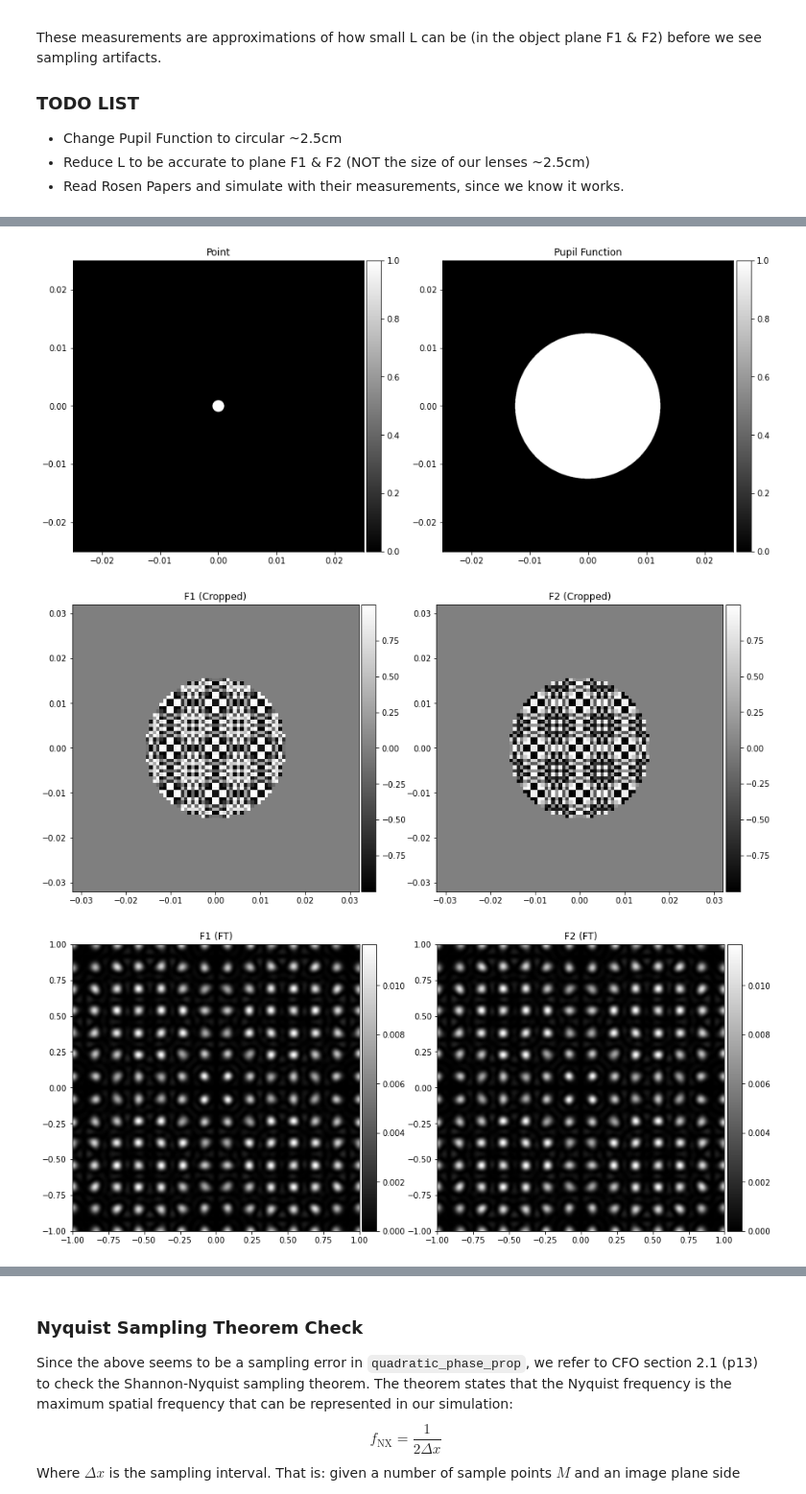
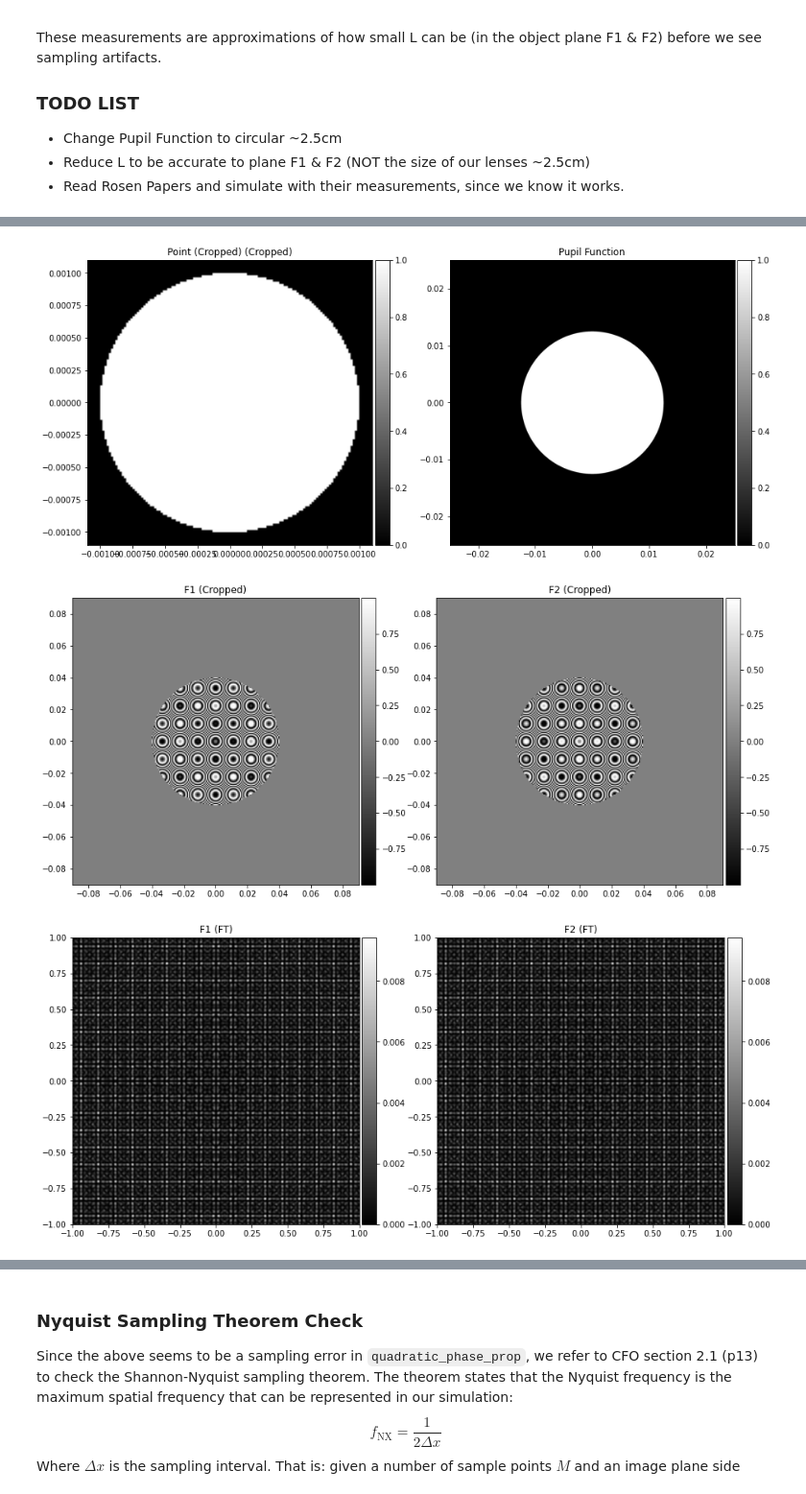
Before and after one commit to cjmcmahon1/FINCH, a Jupyter notebook: bench_sim.ipynb, the cells around one changed output, grey strips where cells are left out. Shown at 96% size. Drawn from its saved outputs; the diff is of its cells as text; code cells hidden in the pictures.

Commit message:
fix zoom() axes scaling

```diff
--- a/bench_sim.ipynb
+++ b/bench_sim.ipynb
@@ -108,7 +108,7 @@ class image_plane:
         else:
             print("Could not crop image.")
             return self
-        reduced_length = (sample_density - 2*bound) / (sample_density) * self.length
+        reduced_length = (sample_density - 2*(bound-buffer)) / (sample_density) * self.length
         return image_plane(cropped_im, "{} (Cropped)".format(self.label), length=reduced_length)
 
     def __add__(self, other):
@@ -170,7 +170,7 @@ def focus(U1, zf, wavelength=1., label=None):
     label =  "{} (Focused)".format(U1.label) if label is None else label
     return image_plane(focused, label)
 
-def circ(point_grid, radius):
+def circ(point_grid, radius=1.):
     return np.array(np.sqrt(np.sum(point_grid**2, axis=0)) < radius).astype(float)
 
 def quadratic_phase_prop(point_grid, z, wavelength=1., image_length=1.):
@@ -282,7 +282,7 @@ class BRL_bench_measurements:
         #start with a point source
         grid_length = 4*self.pupil_radius
         p_grid = point_distribution(self.num_points, grid_length)
-        point = image_plane(circ(p_grid, 1e-3), "Point", length = grid_length)
+        point = image_plane(pupil_func(p_grid, 1e-3), "Point", length = grid_length)
         #propagate a quadratic phase onto the two points to generate F1 & F2 (cite goodman)
         f1 = image_plane(point.image * quadratic_phase_prop(p_grid, self.displacement,
                                                             wavelength=self.wavelength,
@@ -291,7 +291,7 @@ class BRL_bench_measurements:
                                                             image_length = point.length,
                                                             wavelength=self.wavelength), "F2")
         #assume pupil function is a circle of radius 1.25cm
-        pupil = image_plane(pupil_func(p_grid, 1.25e-2), label="Pupil Function", length=grid_length)
+        pupil = image_plane(pupil_func(p_grid, self.pupil_radius), label="Pupil Function", length=grid_length)
         #fouruer transform F1 & F2
         f1_ft = image_plane(ft(f1.image), "F1 (FT)")
         f2_ft = image_plane(ft(f2.image), "F2 (FT)")
@@ -307,7 +307,7 @@ class BRL_bench_measurements:
 
     def default_plot(self):
         planes = self.get_planes()
-        plot_images([planes["point"], planes["pupil"]])
+        plot_images([planes["point"].zoom().zoom(), planes["pupil"]])
         plot_images([planes["f1"].zoom(), planes["f2"].zoom()], plot_type="imag")
         plot_images([planes["f1_ft"], planes["f2_ft"]])
         plot_images([planes["f1_im"].zoom(), planes["f2_im"].zoom()])
@@ -315,22 +315,22 @@ class BRL_bench_measurements:
 # %%
 #approximate measurements of parameters in my optical setup.
 #I don't notice any interference pattern with these parameters.
 bench_measurements = {"wavelength":490e-9, #490nm
                       "length":2.5e-3,#2.5cm #REVERT
                       "z":415e-3, #~415mm
                       "wxp":1.25e-2, #1.25cm
                       "displacement":15e-3 #~15mm
                      }
 brooker_bench_measurements = {"wavelength":465e-9, #465nm
                       "length":250e-6,#2.5cm #REVERT
                       "z":273.73e-3, #273.73mm
                       "wxp":1.25e-2, #1.25cm
                       "displacement":10e-3 #~10mm
                      }
-bench = BRL_bench_measurements(**bench_measurements, num_points = 1000)
-brooker_bench = BRL_bench_measurements(**brooker_bench_measurements, num_points = 1000)
+bench = BRL_bench_measurements(**bench_measurements, num_points = 3000)
+brooker_bench = BRL_bench_measurements(**brooker_bench_measurements, num_points = 3000)
 brooker_bench.default_plot()
 # %% [output]
-[figure, old version]
+[figure, new version]
-[figure, old version]
+[figure, new version]
-[figure, old version]
+[figure, new version]
```
Also changed, not shown: parts of 2 cells of this notebook.
